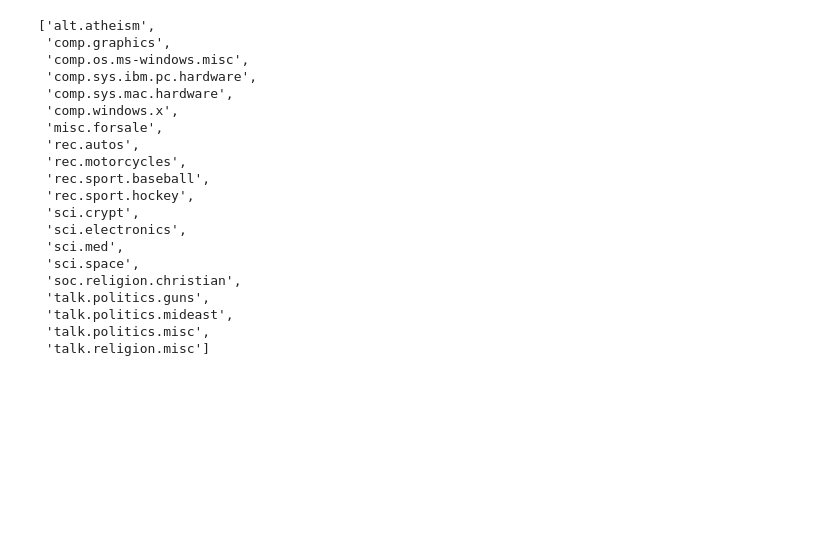
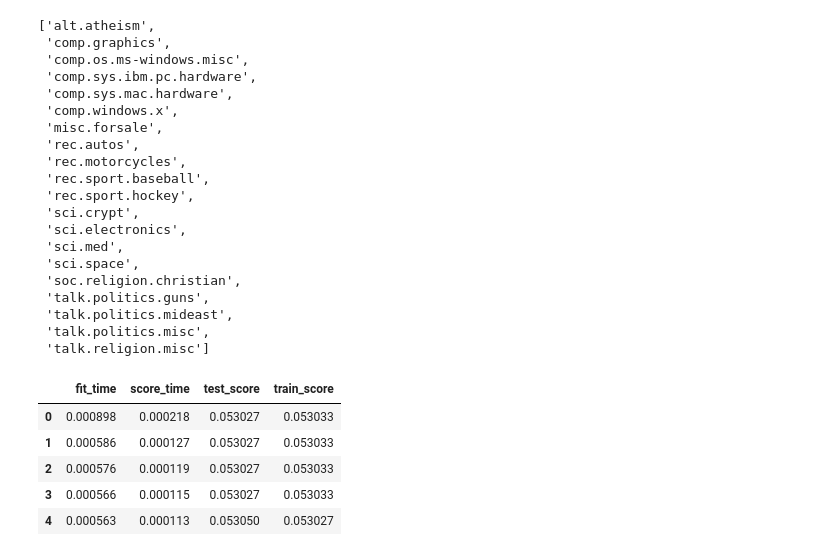
Before and after one commit to canadasung/ml_in_python, a Jupyter notebook: naive_bayes_class.ipynb, the cells around one changed output. Cells and saved outputs as stored; diff of their text form; code cells hidden in the pictures; blank space fills up the shorter version.

```diff
--- a/naive_bayes_class.ipynb
+++ b/naive_bayes_class.ipynb
@@ -274,3 +274,15 @@ newsgroups_train.target_names
  'talk.politics.mideast',
  'talk.politics.misc',
  'talk.religion.misc']
+# %%
+# Dummy
+dummy = DummyClassifier()
+scores = cross_validate(dummy, X_news_train, y_news_train, return_train_score=True)
+pd.DataFrame(scores)
+# %% [output]
+|  | fit_time | score_time | test_score | train_score |
+| 0 | 0.000898 | 0.000218 | 0.053027 | 0.053033 |
+| 1 | 0.000586 | 0.000127 | 0.053027 | 0.053033 |
+| 2 | 0.000576 | 0.000119 | 0.053027 | 0.053033 |
+| 3 | 0.000566 | 0.000115 | 0.053027 | 0.053033 |
+| 4 | 0.000563 | 0.000113 | 0.053050 | 0.053027 |
```
Also changed, not shown: parts of 8 cells of this notebook.
